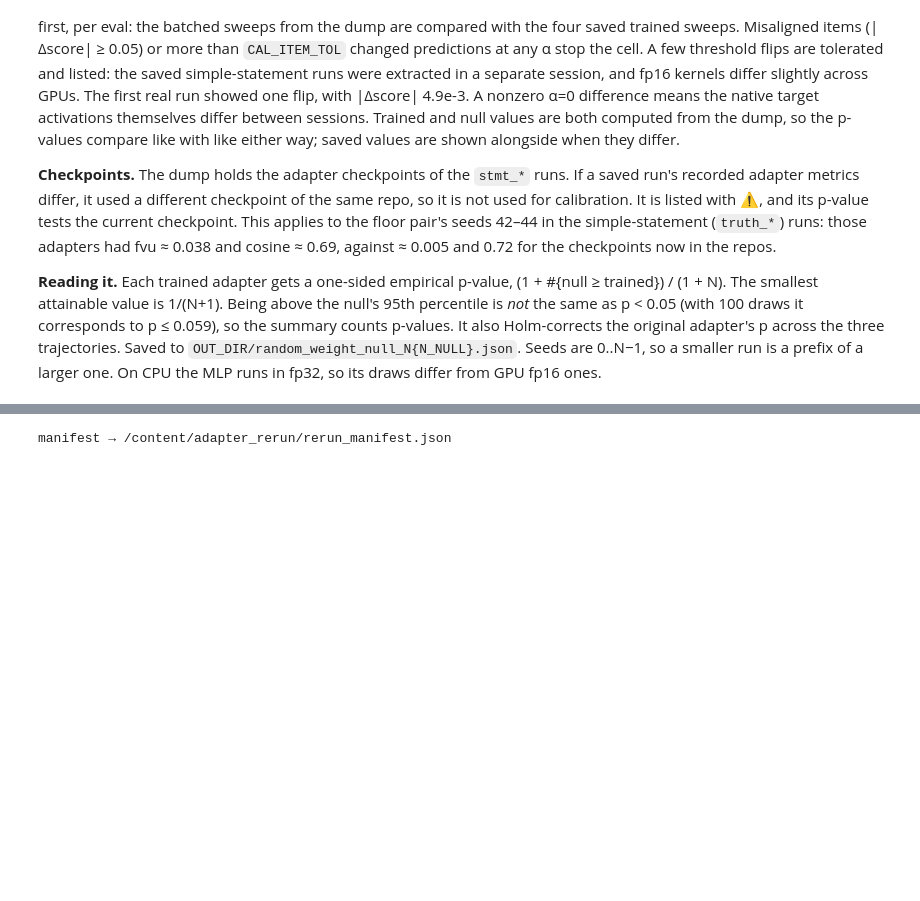
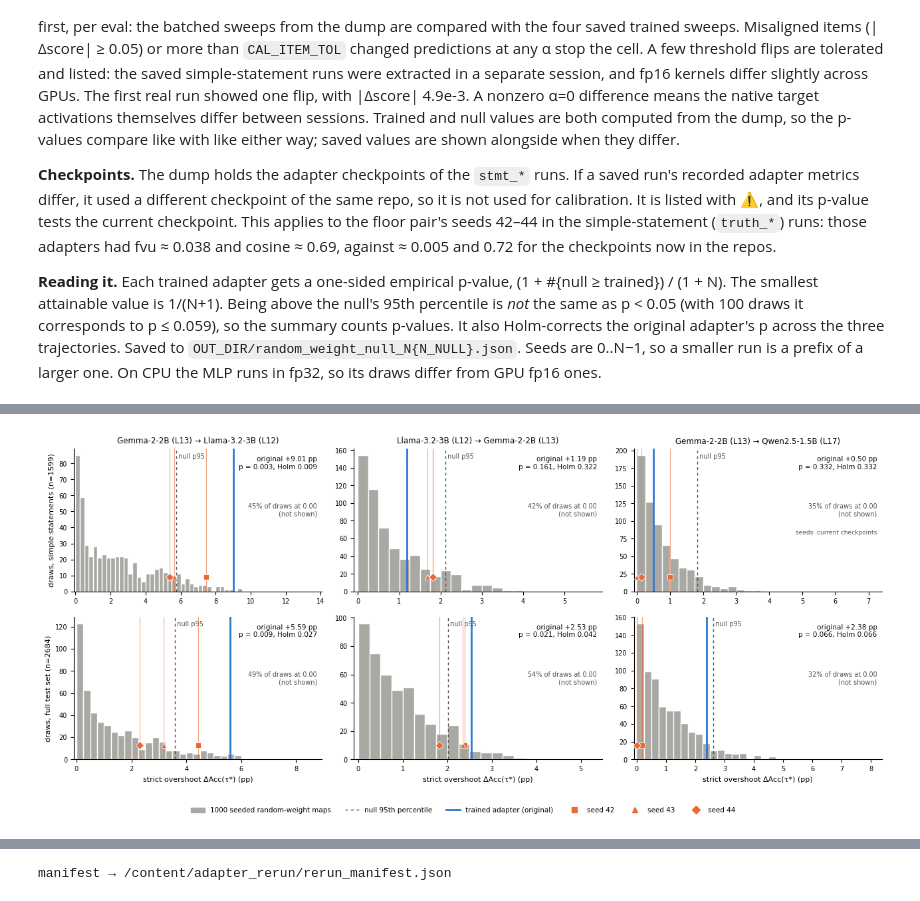
Before and after one commit to KingTechnician/shared-truth, a Jupyter notebook: shared_truth_adapter_experiment.ipynb, the cells around one changed output, grey strips where cells are left out. Cells and saved outputs as stored; diff of their text form; code cells hidden in the pictures; blank space fills up the shorter version.

Commit message:
Random weight null figure

```diff
--- a/shared_truth_adapter_experiment.ipynb
+++ b/shared_truth_adapter_experiment.ipynb
@@ -723,0 +760,82 @@ saved → /content/adapter_rerun/random_weight_null_N1000.json
+# %%
+import json
+from pathlib import Path
+import numpy as np
+import matplotlib.pyplot as plt
+from matplotlib.lines import Line2D
+from matplotlib.patches import Patch
+
+NULL_JSON = OUT_DIR / f"random_weight_null_N{N_NULL}.json"
+FIG_OUT   = None          # None -> next to NULL_JSON
+EVAL_TITLES = {"simple": "simple statements (n=1599)", "full": "full test set (n=2684)"}
+SEED_MARK = {"seed42": "s", "seed43": "^", "seed44": "D"}
+GREY, BLUE, ORANGE, INK, MUTED = "#a9a8a3", "#2a78d6", "#eb6834", "#0b0b0b", "#52514e"
+
+path = Path(NULL_JSON) if NULL_JSON else OUT_DIR / f"random_weight_null_N{N_NULL}.json"
+nd = json.load(open(path))
+evals = [e for e in ("simple", "full") if e in nd["results"]]
+labels = list(nd["results"][evals[0]])
+n_null = nd["n_null"]
+
+fig, axes = plt.subplots(len(evals), len(labels), figsize=(4.3 * len(labels), 2.9 * len(evals)),
+                         squeeze=False)
+for r, e in enumerate(evals):
+    for c, lab in enumerate(labels):
+        ax, res = axes[r, c], nd["results"][e][lab]
+        null = np.asarray(res["null"])
+        trained = res["trained"]
+        hi = max(null.max(), max(trained.values()))
+        top = max(hi * 1.5, hi + 1.5)             # room on the right for the label
+        bins = np.arange(0, top + 0.25, 0.25)
+        zero_share = float((null <= 0).mean())
+        # draws at exactly 0 would dwarf the tail, so the histogram shows the positive draws
+        ax.hist(null[null > 0], bins=bins, color=GREY, edgecolor="white", lw=0.4)
+        ax.axvline(res["p95"], color=MUTED, lw=1, ls=(0, (3, 3)))
+        ymax = ax.get_ylim()[1]
+        ax.text(res["p95"], ymax * 0.97, " null p95", fontsize=7, color=MUTED, va="top")
+        ax.text(0.98, 0.62, f"{zero_share:.0%} of draws at 0.00\n(not shown)", transform=ax.transAxes,
+                ha="right", va="top", fontsize=7, color=MUTED)
+        mismatch = set(res["calibration"].get("checkpoint_mismatch", []))
+        for tag, v in trained.items():
+            if tag == "origadapter":
+                continue
+            ax.plot([v], [ymax * 0.10], marker=SEED_MARK[tag], ms=6, color=ORANGE,
+                    mec="white", mew=0.6, ls="", zorder=4)
+            ax.axvline(v, color=ORANGE, lw=0.8, alpha=0.6, zorder=3)
+        v0 = trained["origadapter"]
+        ax.axvline(v0, color=BLUE, lw=2, zorder=5)
+        p0 = res["p_value"]["origadapter"]
+        holm = nd.get("holm_orig", {}).get(e, {}).get(lab)
+        ptxt = f"original {v0:+.2f} pp\np = {p0:.3f}" + (f", Holm {holm:.3f}" if holm is not None else "")
+        ax.text(0.98, 0.95, ptxt, transform=ax.transAxes, ha="right", va="top", fontsize=7.5,
+                color=INK, zorder=10, bbox=dict(facecolor="white", edgecolor="none", alpha=0.9, pad=1.5))
+        if mismatch:
+            ax.text(0.98, 0.40, "seeds: current checkpoints", transform=ax.transAxes,
+                    ha="right", fontsize=6.5, color=MUTED)
+        ax.set_xlim(-0.1, top)
+        ax.tick_params(labelsize=7)
+        for s in ("top", "right"):
+            ax.spines[s].set_visible(False)
+        if r == 0:
+            ax.set_title(lab, fontsize=8.5)
+        if c == 0:
+            ax.set_ylabel(f"draws, {EVAL_TITLES[e]}", fontsize=8)
+        if r == len(evals) - 1:
+            ax.set_xlabel("strict overshoot ΔAcc(τ*) (pp)", fontsize=8)
+
+handles = [Patch(color=GREY, label=f"{n_null} seeded random-weight maps"),
+           Line2D([], [], color=MUTED, lw=1, ls=(0, (3, 3)), label="null 95th percentile"),
+           Line2D([], [], color=BLUE, lw=2, label="trained adapter (original)")]
+handles += [Line2D([], [], color=ORANGE, marker=m, ls="", ms=6, label=t.replace("seed", "seed "))
+            for t, m in SEED_MARK.items()]
+fig.legend(handles=handles, loc="lower center", ncol=len(handles), fontsize=7.5, frameon=False,
+           bbox_to_anchor=(0.5, -0.02))
+fig.tight_layout(rect=(0, 0.05, 1, 1))
+out = Path(FIG_OUT) if FIG_OUT else path.parent
+out.mkdir(parents=True, exist_ok=True)
+for ext in ("pdf", "png"):
+    fig.savefig(out / f"fig_random_weight_null.{ext}", dpi=300, bbox_inches="tight")
+plt.show()
+print(f"saved -> {out / 'fig_random_weight_null.pdf'}")
+# %% [output]
+[figure, added]
```
Also changed, not shown: parts of 5 cells of this notebook.
